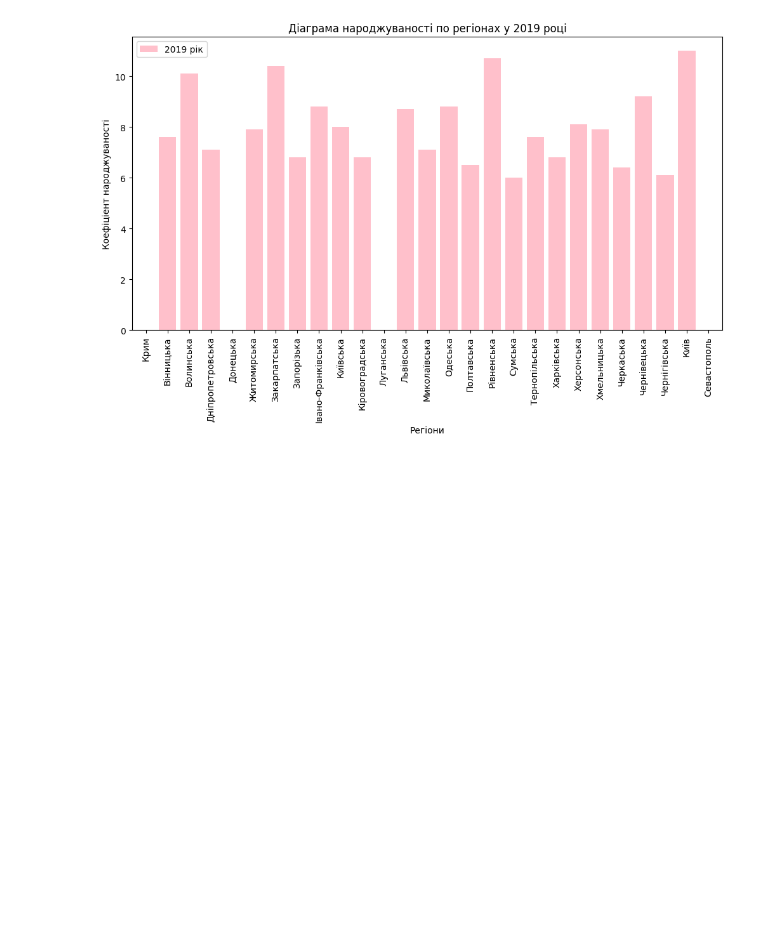
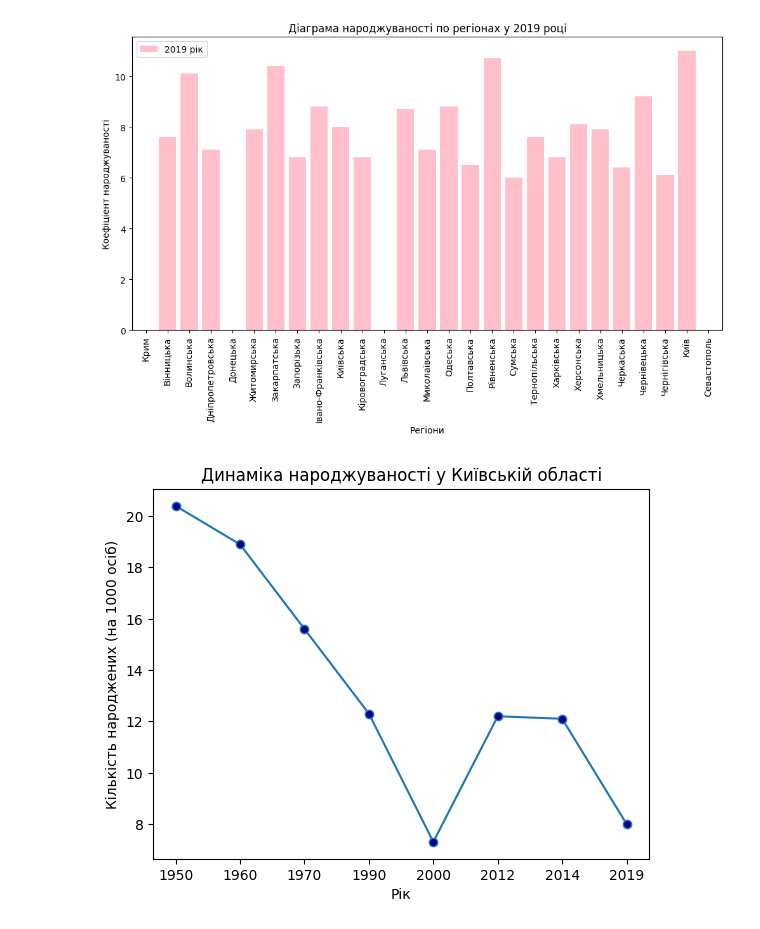
Before and after one commit to Naity83/DS_2, a Jupyter notebook: HW_2_1.ipynb, the cells around one changed output. Cells and saved outputs as stored; diff of their text form; code cells hidden in the pictures; blank space fills up the shorter version.

```diff
--- a/HW_2_1.ipynb
+++ b/HW_2_1.ipynb
@@ -202,3 +202,12 @@ plt.legend(['2019 рік'])
 plt.show()
 # %% [output]
 [figure]
+# %%
+kiiv = df[df['Регіон'] == 'Київська']
+plt.plot(kiiv.columns[1:], kiiv.iloc[0,1:], marker='o', markerfacecolor='darkblue')
+plt.title('Динаміка народжуваності у Київській області')
+plt.xlabel('Рік')
+plt.ylabel('Кількість народжених (на 1000 осіб)')
+plt.show()
+# %% [output]
+[figure, added]
```
Also changed, not shown: parts of 1 cell of this notebook, 1 other file.
